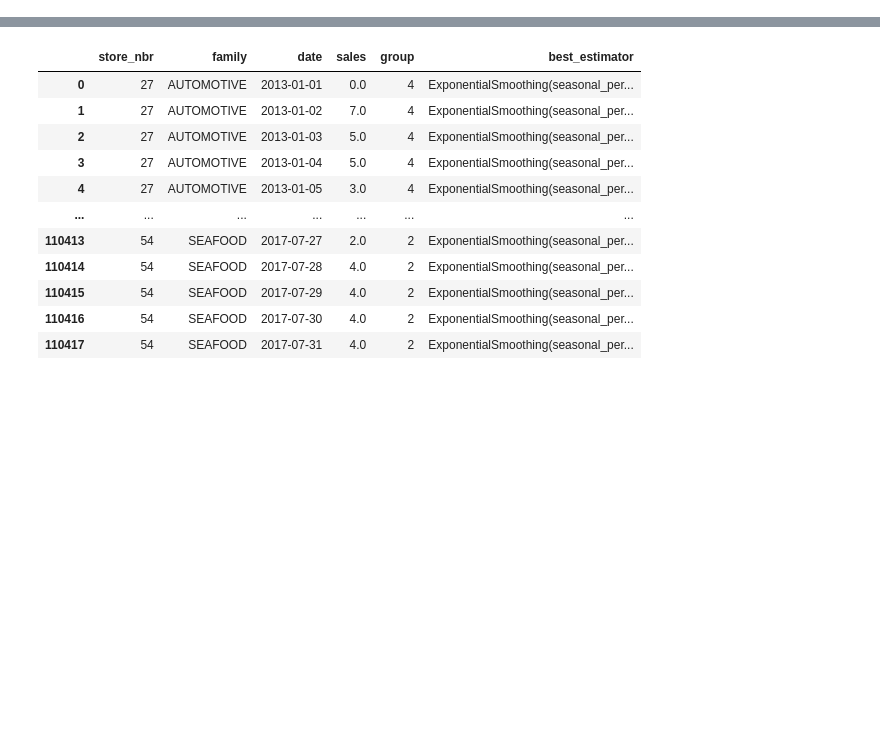
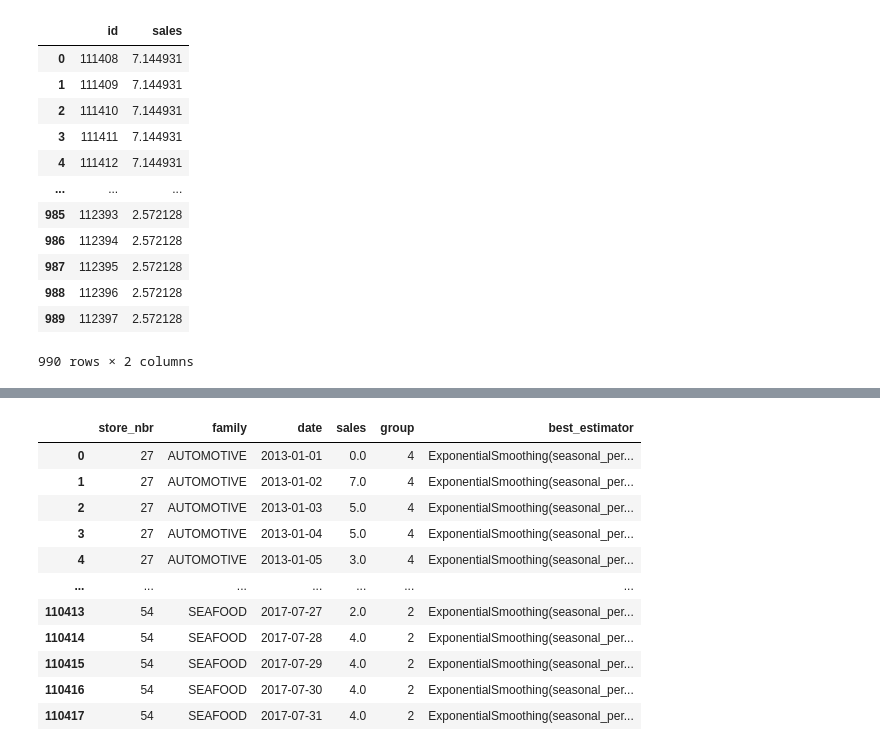
Before and after one commit to matheusfsa/time_series_kedro, a Jupyter notebook: notebooks/training.ipynb, the cells around one changed output, grey strips where cells are left out. Drawn from its saved outputs; the diff is of its cells as text; code cells hidden in the pictures; blank space fills up the shorter version.

```diff
--- a/notebooks/training.ipynb
+++ b/notebooks/training.ipynb
@@ -19,0 +42,16 @@ master_table = catalog.load("master_table")
+# %%
+submission_file
+# %% [output]
+|  | id | sales |
+| 0 | 111408 | 7.144931 |
+| 1 | 111409 | 7.144931 |
+| 2 | 111410 | 7.144931 |
+| 3 | 111411 | 7.144931 |
+| 4 | 111412 | 7.144931 |
+| ... | ... | ... |
+| 985 | 112393 | 2.572128 |
+| 986 | 112394 | 2.572128 |
+| 987 | 112395 | 2.572128 |
+| 988 | 112396 | 2.572128 |
+| 989 | 112397 | 2.572128 |
+990 rows × 2 columns
```
Also changed, not shown: parts of 6 cells of this notebook, 10 other files.
